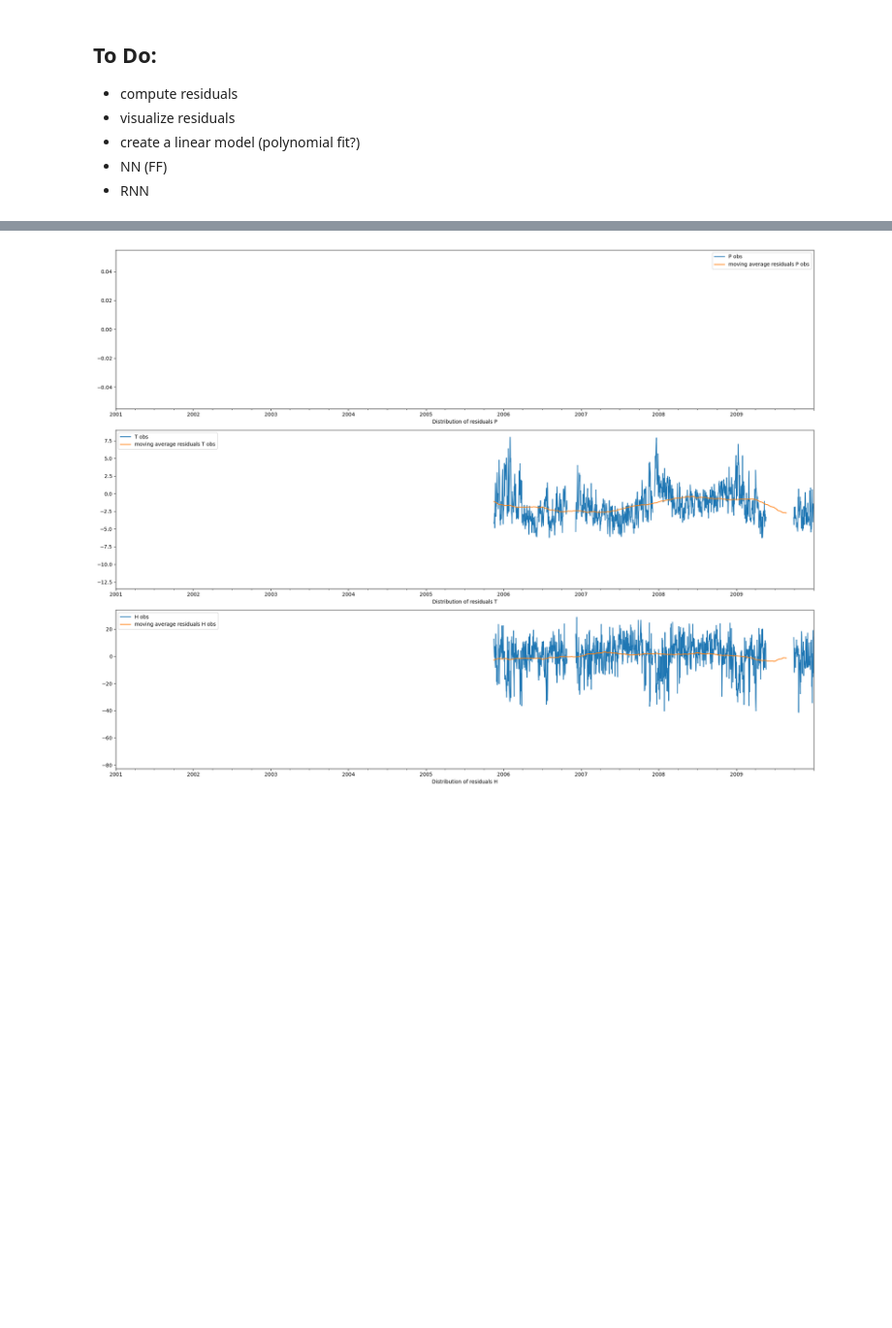
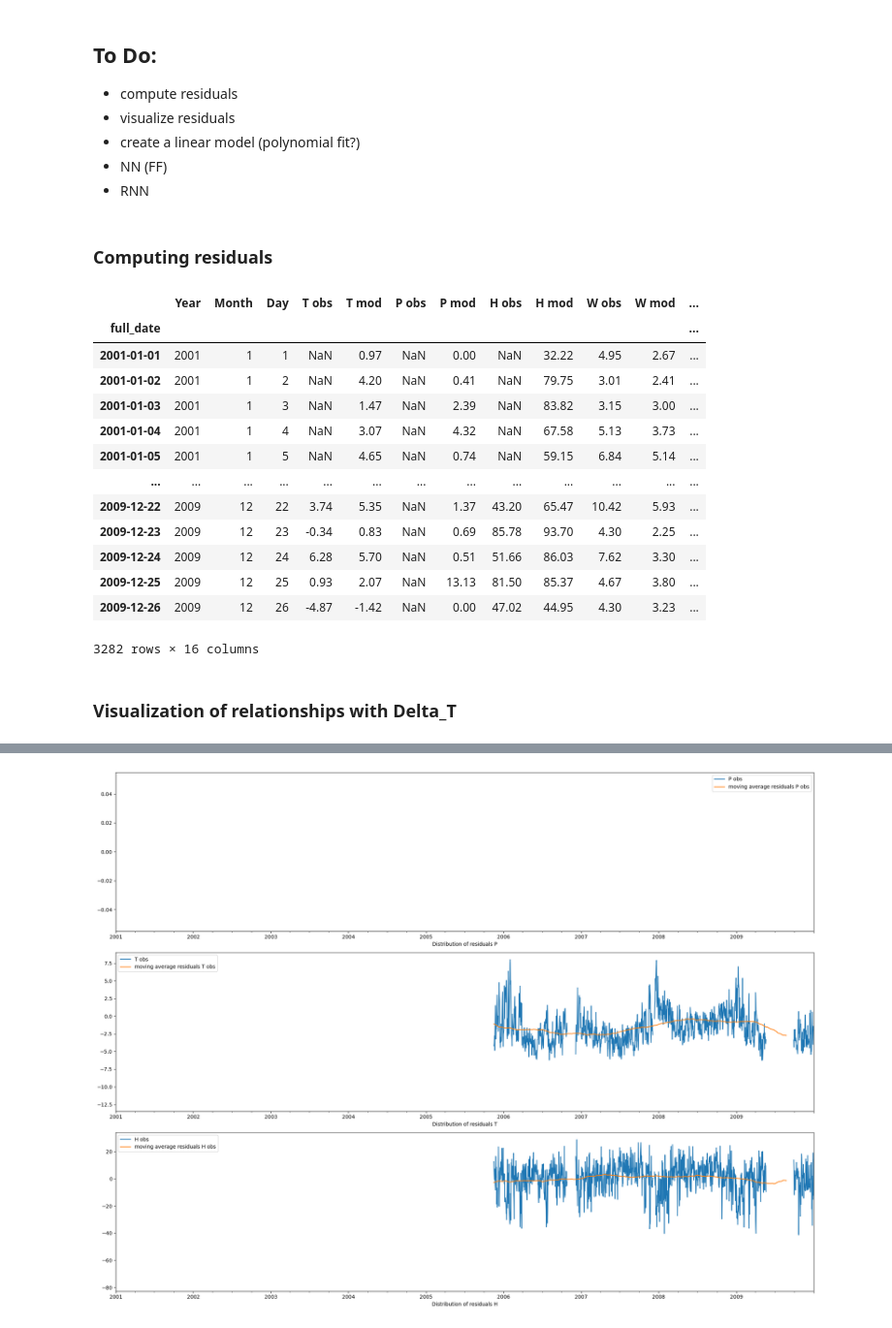
Before and after one commit to AIEnthousiast/Bias_Correction_Model, a Jupyter notebook: MasterNotebook.ipynb, the cells around one changed output, grey strips where cells are left out. Shown at 97% size. Cells and saved outputs as stored; diff of their text form; code cells hidden in the pictures; blank space fills up the shorter version.

```diff
--- a/MasterNotebook.ipynb
+++ b/MasterNotebook.ipynb
@@ -171,6 +195,27 @@ For starter, let's  exercise by constructing a function correcting the temperatu
 - create a linear model (polynomial fit?)
 - NN (FF)
 - RNN
+# %% [markdown]
+### Computing residuals
 # %%
 for idx in range(len(targets)):
     station_0_data_indexed[f"Delta_{targets[idx]}"] = station_0_data_indexed[obs_targets[idx]] - station_0_data_indexed[mod_targets[idx]]
+# %%
+station_0_data_indexed.head(-5)
+# %% [output]
+|  | Year | Month | Day | T obs | T mod | P obs | P mod | H obs | H mod | W obs | W mod | ... |
+| full_date |  |  |  |  |  |  |  |  |  |  |  | ... |
+| 2001-01-01 | 2001 | 1 | 1 | NaN | 0.97 | NaN | 0.00 | NaN | 32.22 | 4.95 | 2.67 | ... |
+| 2001-01-02 | 2001 | 1 | 2 | NaN | 4.20 | NaN | 0.41 | NaN | 79.75 | 3.01 | 2.41 | ... |
+| 2001-01-03 | 2001 | 1 | 3 | NaN | 1.47 | NaN | 2.39 | NaN | 83.82 | 3.15 | 3.00 | ... |
+| 2001-01-04 | 2001 | 1 | 4 | NaN | 3.07 | NaN | 4.32 | NaN | 67.58 | 5.13 | 3.73 | ... |
+| 2001-01-05 | 2001 | 1 | 5 | NaN | 4.65 | NaN | 0.74 | NaN | 59.15 | 6.84 | 5.14 | ... |
+| ... | ... | ... | ... | ... | ... | ... | ... | ... | ... | ... | ... | ... |
+| 2009-12-22 | 2009 | 12 | 22 | 3.74 | 5.35 | NaN | 1.37 | 43.20 | 65.47 | 10.42 | 5.93 | ... |
+| 2009-12-23 | 2009 | 12 | 23 | -0.34 | 0.83 | NaN | 0.69 | 85.78 | 93.70 | 4.30 | 2.25 | ... |
+| 2009-12-24 | 2009 | 12 | 24 | 6.28 | 5.70 | NaN | 0.51 | 51.66 | 86.03 | 7.62 | 3.30 | ... |
+| 2009-12-25 | 2009 | 12 | 25 | 0.93 | 2.07 | NaN | 13.13 | 81.50 | 85.37 | 4.67 | 3.80 | ... |
+| 2009-12-26 | 2009 | 12 | 26 | -4.87 | -1.42 | NaN | 0.00 | 47.02 | 44.95 | 4.30 | 3.23 | ... |
+3282 rows × 16 columns
+# %% [markdown]
+### Visualization of relationships with Delta_T
```
Also changed, not shown: parts of 15 cells of this notebook, 1 other file.
